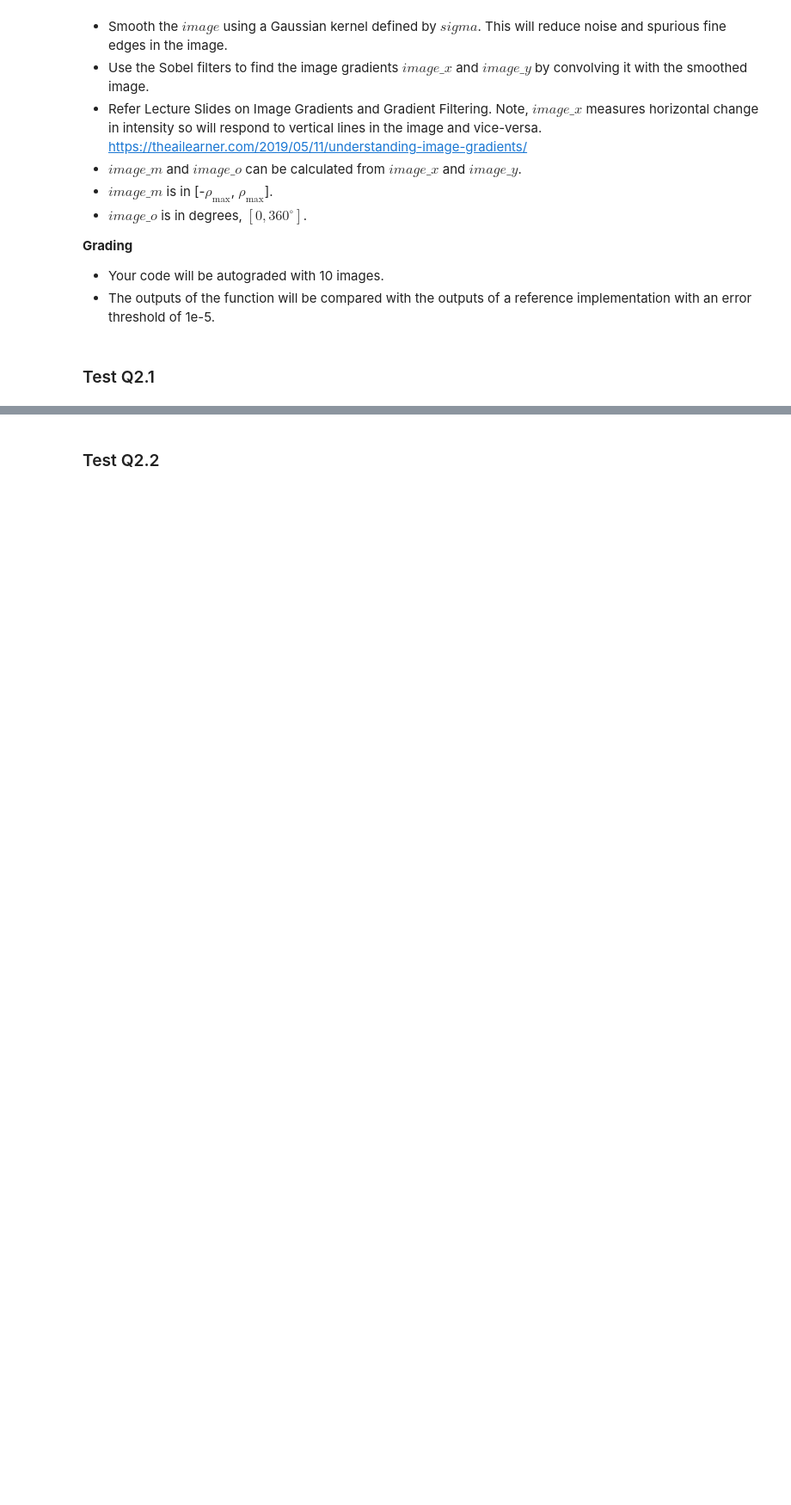
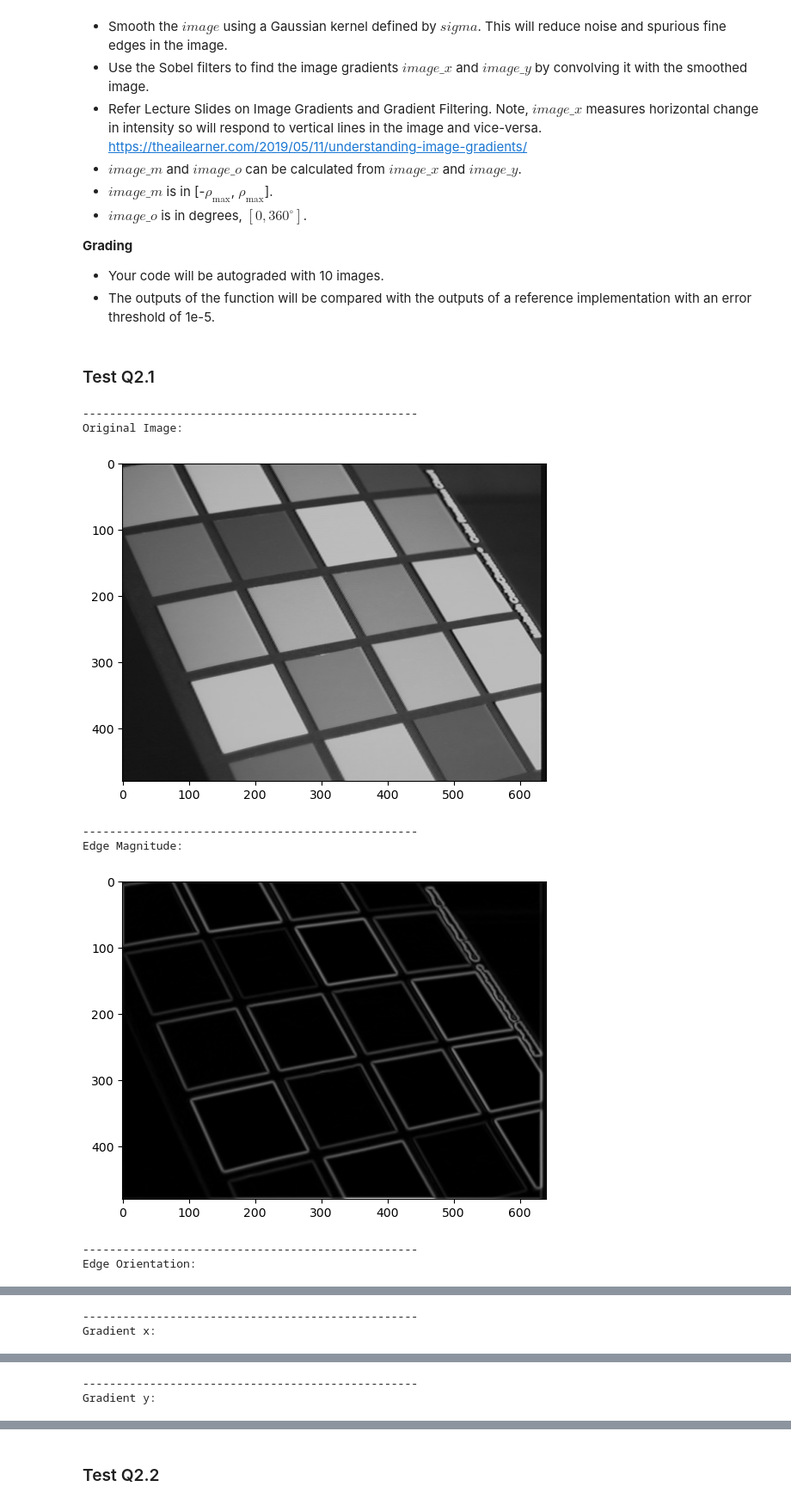
Before and after one commit to klammecr/16720-ComputerVision, a Jupyter notebook: hw1/p2.ipynb, the cells around one changed output, grey strips where cells are left out. Shown at 86% size. Drawn from its saved outputs; the diff is of its cells as text; code cells hidden in the pictures; blank space fills up the shorter version.

```diff
--- a/hw1/p2.ipynb
+++ b/hw1/p2.ipynb
@@ -76,28 +76,43 @@ def edge_detection(image, sigma):
 
     #--------------------------------------
     # smooth image using gaussian kernel, we overwrite variable image with the smoothed image!
-    # image = ?
-    # YOUR CODE HERE
-    raise NotImplementedError()
+    image = filter_image_vec(image, gaussian_kernel)
 
     #--------------------------------------
     # define sobel_filter_x and sobel_filter_y, you can ignore the 1/8 normalization weight!
-    # sobel_filter_x = ?
-    # sobel_filter_y = ?
-    # YOUR CODE HERE
-    raise NotImplementedError()
+    sobel_filter_x = np.array([[-1, 0, 1],
+                               [-2, 0, 2],
+                               [-1, 0, 1]])
+    sobel_filter_y = np.array([[-1, -2, -1],
+                               [0,   0,  0],
+                               [1,   2,  1]])
 
     image_x = filter_image_vec(image, sobel_filter_x)
     image_y = filter_image_vec(image, sobel_filter_y)
 
-    # image_m = ?
-    # image_o = ?
-    # YOUR CODE HERE
-    raise NotImplementedError()
+    image_m = np.sqrt(image_x ** 2 + image_y ** 2)
+    # We need to use this to get true orientation
+    # If we don't have both values, we could have 2 potiential angles for y/x, this way we know the quadrant
+    image_o = np.arctan2(image_y, image_x) * 180 / (math.pi)
+
+    # Convert the negative angles to [180, 360)
+    # Ones with small negative degrees will be close to 360
+    # Ones with values near -180 will be close but > 180
+    image_o[image_o < 0] += 360
+
 
     return image_m, image_o, image_x, image_y
 # %% [markdown]
 ### Test Q2.1
 # %%
-image_idx = np.random.randint(0, len(image_list))
+image_idx = 3
 visualize(edge_detection, image_list[image_idx], constants.sigma)
+# %% [output]
+--------------------------------------------------
+Original Image:
+[figure, added]
+--------------------------------------------------
+Edge Magnitude:
+[figure, added]
+--------------------------------------------------
+Edge Orientation:
@@ -103,0 +120,2 @@ visualize(edge_detection, image_list[image_idx], constants.sigma)
+--------------------------------------------------
+Gradient x:
@@ -103,0 +123,2 @@ visualize(edge_detection, image_list[image_idx], constants.sigma)
+--------------------------------------------------
+Gradient y:
```
Also changed, not shown: parts of 3 cells of this notebook.
